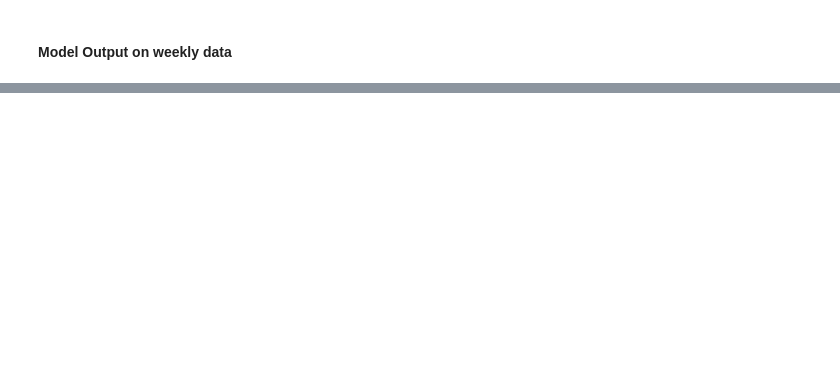
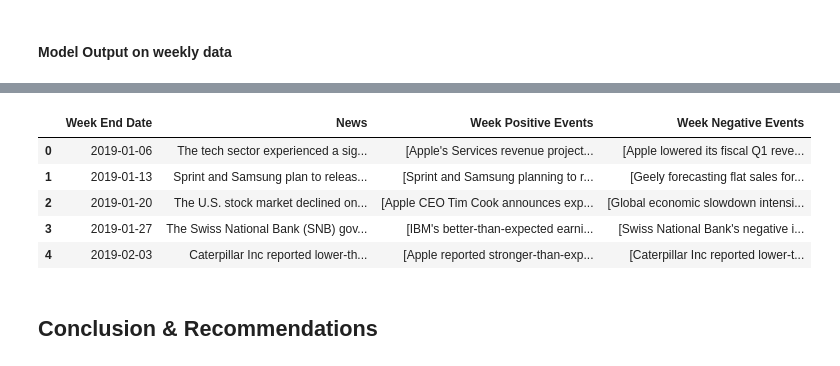
Before and after one commit to gaganpre/info539_project, a Jupyter notebook: project.ipynb, the cells around one changed output, grey strips where cells are left out. Saved outputs shown, nothing was run; the diff lists cells and outputs as text; code cells hidden in the pictures; blank space fills up the shorter version.

Commit message:
updated project and requirements.txt

```diff
--- a/project.ipynb
+++ b/project.ipynb
@@ -1605,4 +1690,4 @@ summary
 # %% [markdown]
 #### Model Output on weekly data
 # %%
-wee['Key Events'] = data_1['News'].progress_apply(lambda x: response_mistral_1(prompt,x))
+weekly_grouped['Key Events'] = weekly_grouped['News'].progress_apply(lambda x: response_mistral_1(prompt,x))
@@ -1608,0 +1722,7 @@ wee['Key Events'] = data_1['News'].progress_apply(lambda x: response_mistral_1(p
+# %%
+weekly_grouped['Key Events'] = weekly_grouped['Key Events'].progress_apply(lambda x: extract_json_data(x))
+# weekly_grouped['Positive Aspects'] = weekly_grouped['Key Events'].progress_apply(lambda x: x.get('Positive Aspects', []))
+# weekly_grouped['Negative Aspects'] = weekly_grouped['Key Events'].progress_apply(lambda x: x.get('Negative Aspects', []))
+# %%
+model_response_parsed = pd.json_normalize(weekly_grouped['Key Events'])
+model_response_parsed.head()
@@ -1608,0 +1736,15 @@ wee['Key Events'] = data_1['News'].progress_apply(lambda x: response_mistral_1(p
+# %%
+final_output = pd.concat([weekly_grouped.reset_index(drop=True),model_response_parsed],axis=1)
+final_output.drop(['Key Events'], axis=1, inplace=True)
+final_output.columns = ['Week End Date', 'News', 'Week Positive Events', 'Week Negative Events']
+
+final_output.head()
+# %% [output]
+|  | Week End Date | News | Week Positive Events | Week Negative Events |
+| 0 | 2019-01-06 | The tech sector experienced a sig... | [Apple's Services revenue project... | [Apple lowered its fiscal Q1 reve... |
+| 1 | 2019-01-13 | Sprint and Samsung plan to releas... | [Sprint and Samsung planning to r... | [Geely forecasting flat sales for... |
+| 2 | 2019-01-20 | The U.S. stock market declined on... | [Apple CEO Tim Cook announces exp... | [Global economic slowdown intensi... |
+| 3 | 2019-01-27 | The Swiss National Bank (SNB) gov... | [IBM's better-than-expected earni... | [Swiss National Bank's negative i... |
+| 4 | 2019-02-03 | Caterpillar Inc reported lower-th... | [Apple reported stronger-than-exp... | [Caterpillar Inc reported lower-t... |
+# %% [markdown]
+## Conclusion & Recommendations
```
Also changed, not shown: parts of 20 cells of this notebook, 1 other file.
